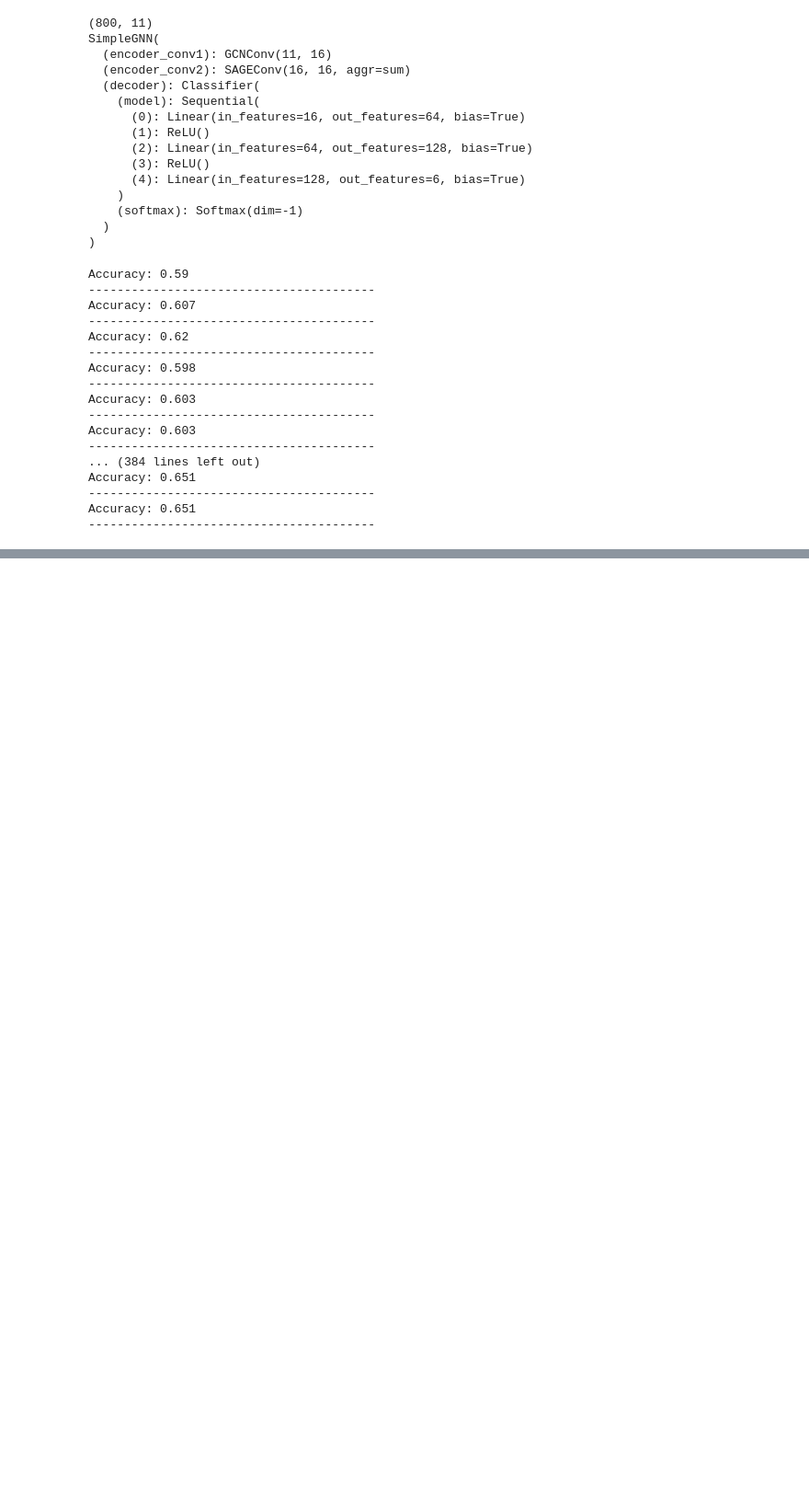
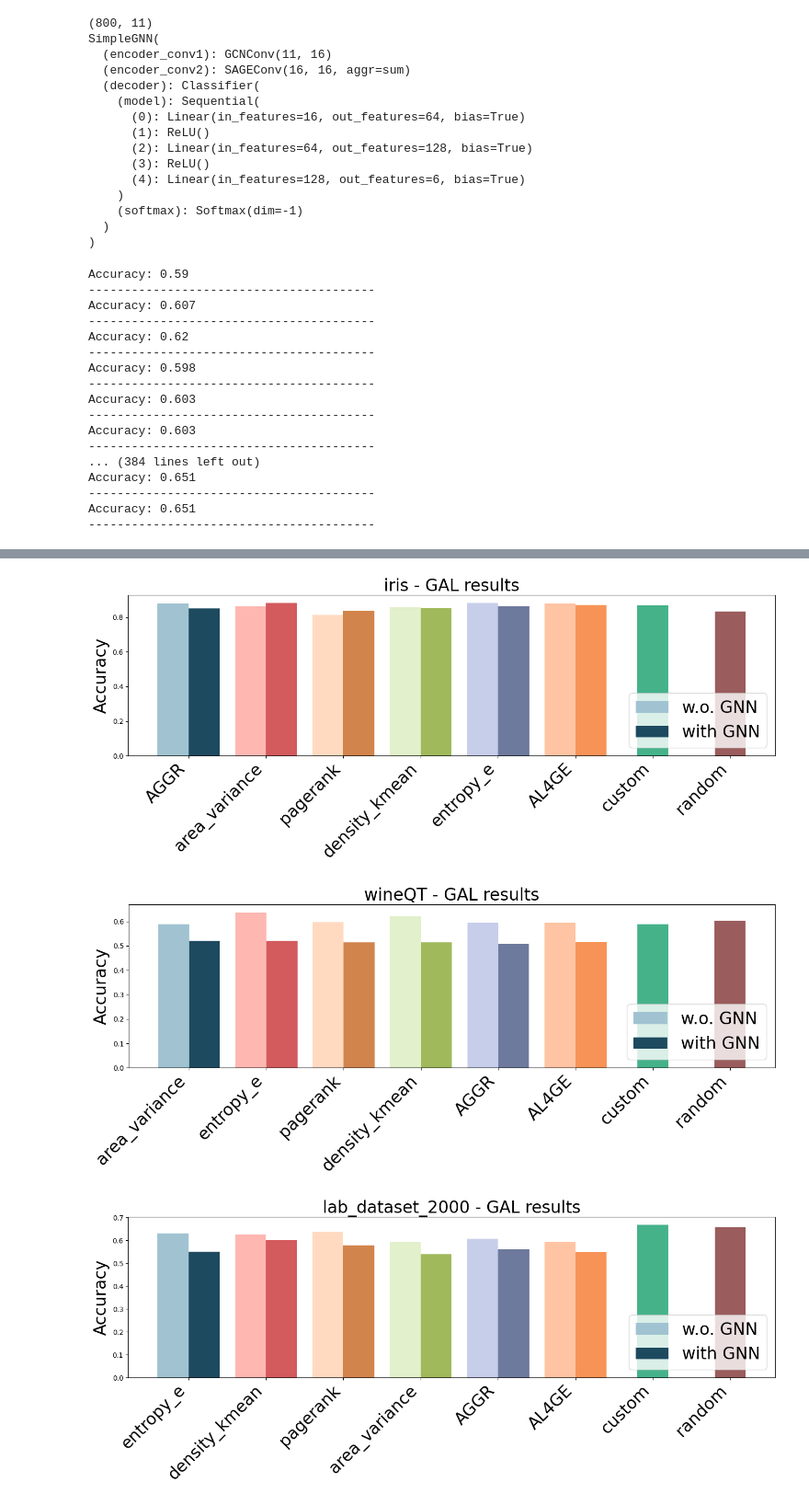
Before and after one commit to ThatMajd/Graph-Boosted-Active-Learning, a Jupyter notebook: ref/notebook.ipynb, the cells around one changed output, grey strips where cells are left out. Shown at 92% size. Saved outputs shown, nothing was run; the diff lists cells and outputs as text; code cells hidden in the pictures; blank space fills up the shorter version.

```diff
--- a/ref/notebook.ipynb
+++ b/ref/notebook.ipynb
@@ -102,0 +106,49 @@ df
+# %%
+import pandas as pd
+import matplotlib.pyplot as plt
+import numpy as np
+
+# Assuming df is already defined
+for idx, dataset in enumerate(df['dataset'].unique()):
+	data = df[df['dataset'] == dataset]
+	colors = ["#A1C3D1", "#FFB7B2", "#FFDAC1", "#E2F0CB", "#C7CEEA", "#FFC4A3", "#B5EAD7", "#D4A5A5"]
+	colors_solid = ["#1E4A5F", "#D35A5D", "#D2844D", "#A0B95B", "#6D7A9D", "#F79356", "#45B28A", "#9A5C5C"]
+
+	width = .4
+	fontsize = 24
+	x = np.arange(len(data))
+
+	# Create a figure and set of subplots
+	fig, ax1 = plt.subplots(1, 1, figsize=(14, 6), sharey=True)
+
+	# Loop over each uncertainty measure and plot accordingly
+	i = 0
+	for _, row in data.iterrows():
+		if row['uncertainty_measures'] in ['custom', 'random']:
+			# Plot only aggr_avg for custom and random
+			ax1.bar(x[i], row["aggr_avg"], color=colors_solid[i], width=width)
+		else:
+			# Plot both LR_avg and aggr_avg for other uncertainty measures
+			ax1.bar(x[i] - width / 2, row["LR_avg"], color=colors[i], width=width, label=f'w.o. GNN' if i == 0 else "")
+			ax1.bar(x[i] + width / 2, row["aggr_avg"], color=colors_solid[i], width=width, label=f'with GNN' if i == 0 else "")
+		i += 1
+
+	ax1.set_xticks(x)
+	ax1.set_xticklabels(data["uncertainty_measures"], rotation=45, ha="right", fontsize=fontsize)
+
+	ax1.set_title(f"{dataset} - GAL results", fontsize=fontsize)
+	# ax1.set_xlabel("Uncertainty Measures", fontsize=fontsize)
+	ax1.set_ylabel("Accuracy", fontsize=fontsize)
+
+	ax1.legend(fontsize=fontsize, loc="lower right")
+
+	# Adjust layout
+	plt.tight_layout()
+
+	# Show plot
+	# plt.show()
+	plt.savefig(f'results/{dataset}.png')
+# %% [output]
+[figure, added]
+[figure, added]
+[figure, added]
```
Also changed, not shown: parts of 9 cells of this notebook, 4 other files.
